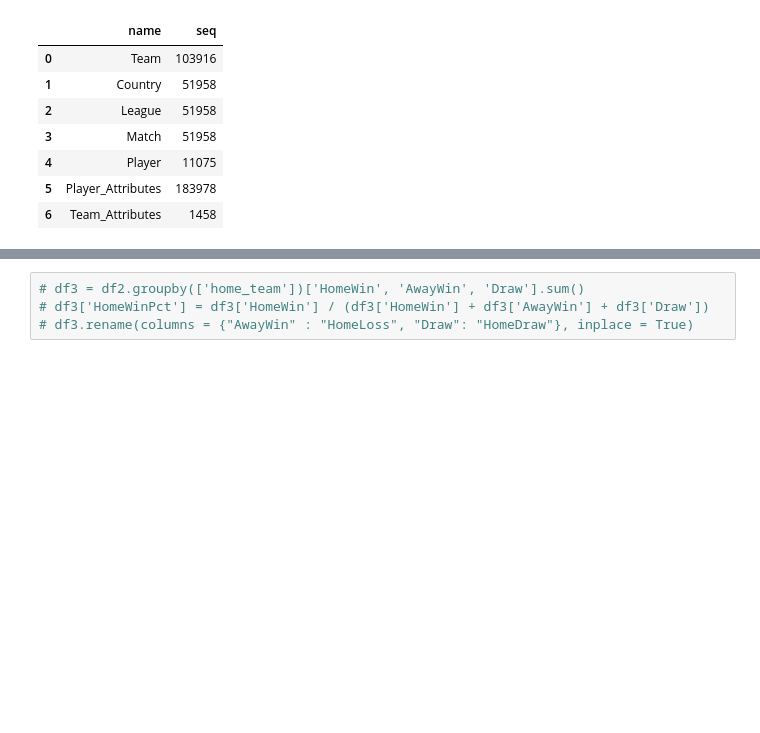
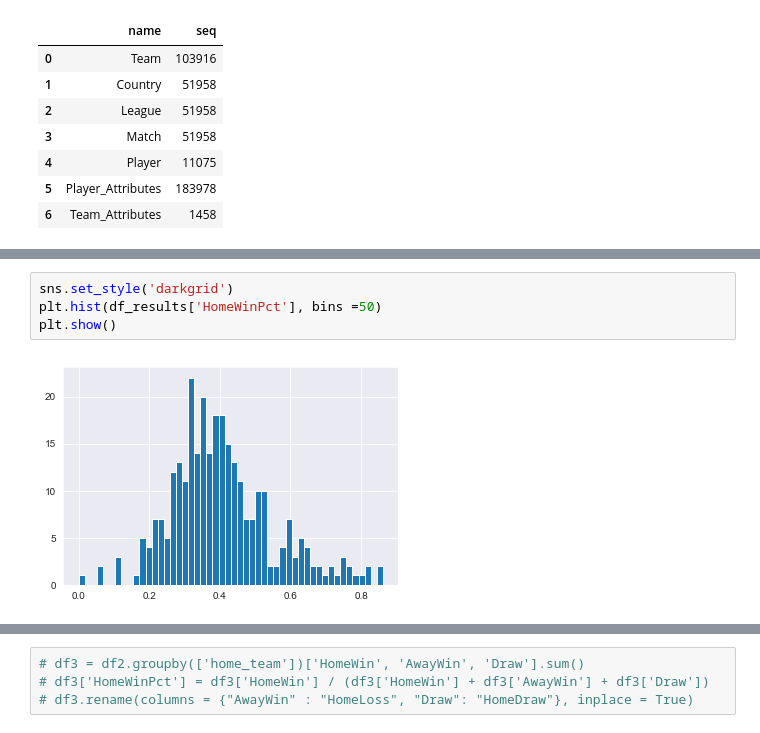
Before and after one commit to dmart49/Mod_03_Project, a Jupyter notebook: Mod_03_Project_Daniel_Question.ipynb, the cells around one changed output, grey strips where cells are left out. Cells and saved outputs as stored; diff of their text form; blank space fills up the shorter version.

Commit message:
Added sampling and histograms

```diff
--- a/Mod_03_Project_Daniel_Question.ipynb
+++ b/Mod_03_Project_Daniel_Question.ipynb
@@ -156,3 +156,9 @@ df_england_wins
 | 31 | West Ham United | 55 | 46 | 32 | 0.413534 | 66 | 25 | 42 | 0.187970 | 80 | ... |
 | 32 | Wigan Athletic | 28 | 34 | 33 | 0.294737 | 54 | 22 | 19 | 0.231579 | 50 | ... |
 | 33 | Wolverhampton Wanderers | 16 | 28 | 13 | 0.280702 | 33 | 9 | 15 | 0.157895 | 25 | ... |
+# %%
+sns.set_style('darkgrid')
+plt.hist(df_results['HomeWinPct'], bins =50)
+plt.show()
+# %% [output]
+[figure, added]
```
Also changed, not shown: parts of 3 cells of this notebook.
